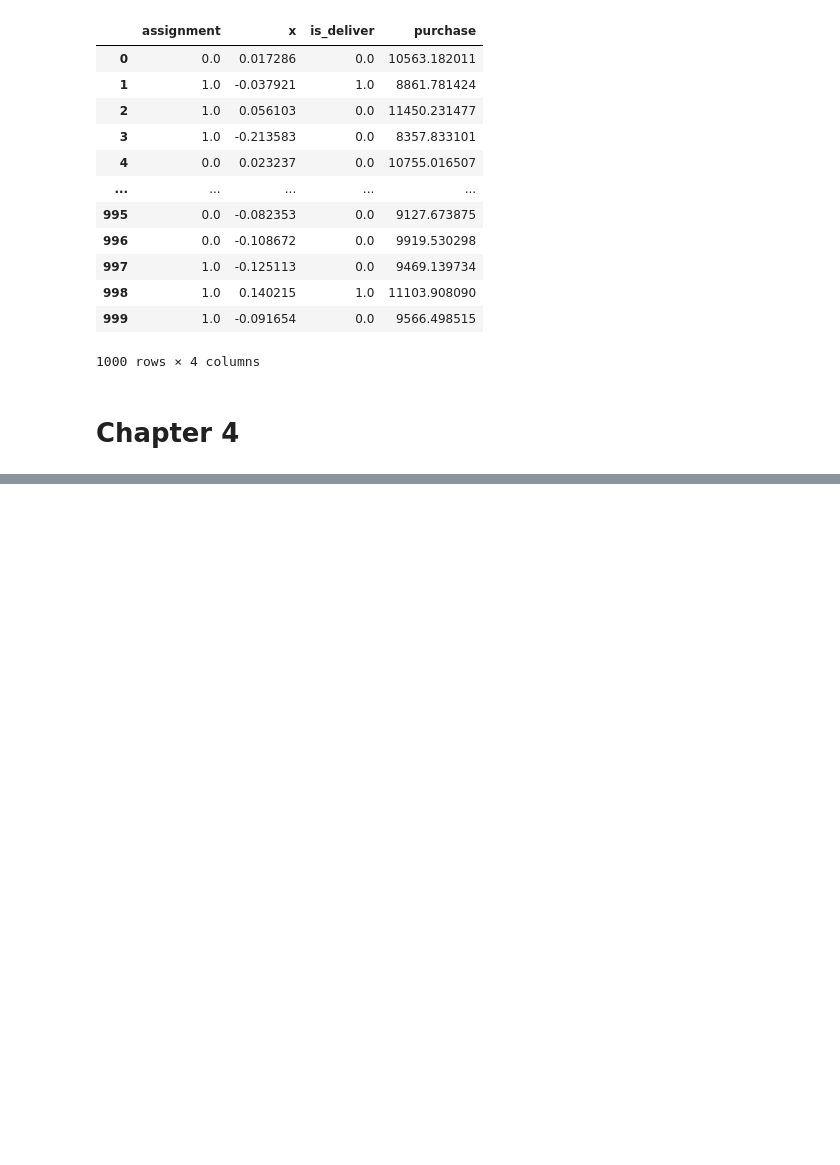
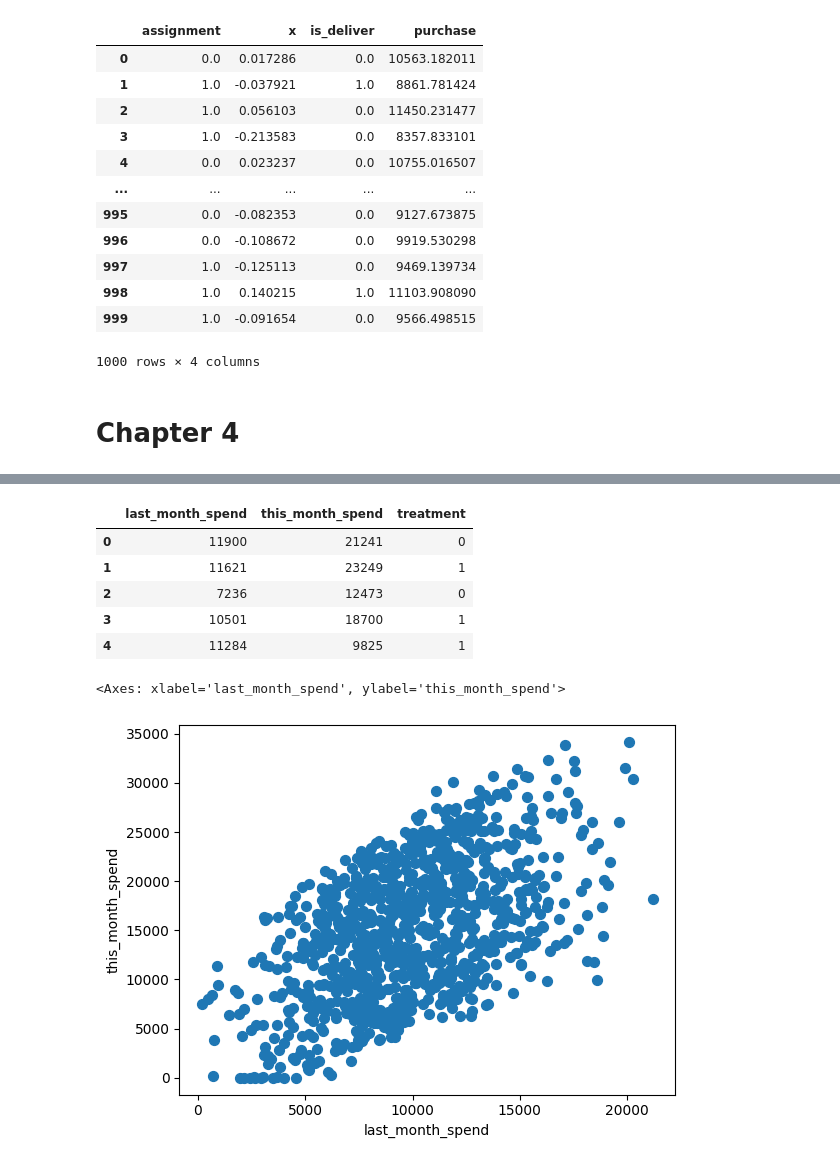
Before and after one commit to HirotakeIto/intro_to_impact_evaluation_with_python, a Jupyter notebook: notebooks/chapter0_dataset.ipynb, the cells around one changed output, grey strips where cells are left out. Drawn from its saved outputs; the diff is of its cells as text; code cells hidden in the pictures; blank space fills up the shorter version.

```diff
--- a/notebooks/chapter0_dataset.ipynb
+++ b/notebooks/chapter0_dataset.ipynb
@@ -486,0 +494,3 @@ df_organ_donations_full.to_csv(path_organ_donations_full, index=False)
+# %%
+threshold = 10000
+sample_size= 1000
@@ -486,0 +561,46 @@ df_organ_donations_full.to_csv(path_organ_donations_full, index=False)
+# %%
+np.random.seed(77)
+
+a =np.random.normal( loc   = threshold,  scale = 3500, size  = sample_size)
+a = a + np.random.randint(-2000,2000,sample_size)
+a = np.where(a > 0, a, -a)
+
+a = np.array(a).astype(float)
+user_last_month_spend= np.array(a).astype(int)
+
+prob = np.where(a < 10000, a/10000 * 0 , 0) + np.where(a > 10000, 0.5 + (a - 10000) / (a.max() - 10000) * 0.3, 0)
+treatment = [np.random.binomial(1, p) for p in prob]
+# %%
+np.random.seed(77)
+
+def upper_threshold(num, c):
+    x = (num - c) / 20000
+    return (1.8 + 0.5 * x  -  0.5* x**2 +  0.3* x**4) * 10000
+
+def lower_threshold(num, c):
+    x = (c - num) / 10000
+    return  (1.5 -  0.3 * x -   0.5 * x**2) * 10000
+
+b =  [(upper_threshold(x, 10000)) if y == 1 else lower_threshold(x, 10000) for x , y in zip(a, treatment)]
+b = b  + np.random.normal( loc   = 0,  scale = 2000, size  = sample_size) + np.random.randint(-10000,10000,sample_size)
+b = np.where(b > 0, b, 0.01 * -b)
+
+user_this_month_spend= np.array(b).astype(int)
+# %%
+cols = ['last_month_spend' , 'this_month_spend']
+df = pd.DataFrame(index=[], columns=cols)
+df['last_month_spend'] = user_last_month_spend
+df['this_month_spend'] = user_this_month_spend
+df['treatment'] = treatment
+# %%
+display(df.head())
+df.plot.scatter(x='last_month_spend', y='this_month_spend', s=50)
+# %% [output]
+|  | last_month_spend | this_month_spend | treatment |
+| 0 | 11900 | 21241 | 0 |
+| 1 | 11621 | 23249 | 1 |
+| 2 | 7236 | 12473 | 0 |
+| 3 | 10501 | 18700 | 1 |
+| 4 | 11284 | 9825 | 1 |
+<Axes: xlabel='last_month_spend', ylabel='this_month_spend'>
+[figure, added]
```
Also changed, not shown: parts of 13 cells of this notebook, 2 other files.
